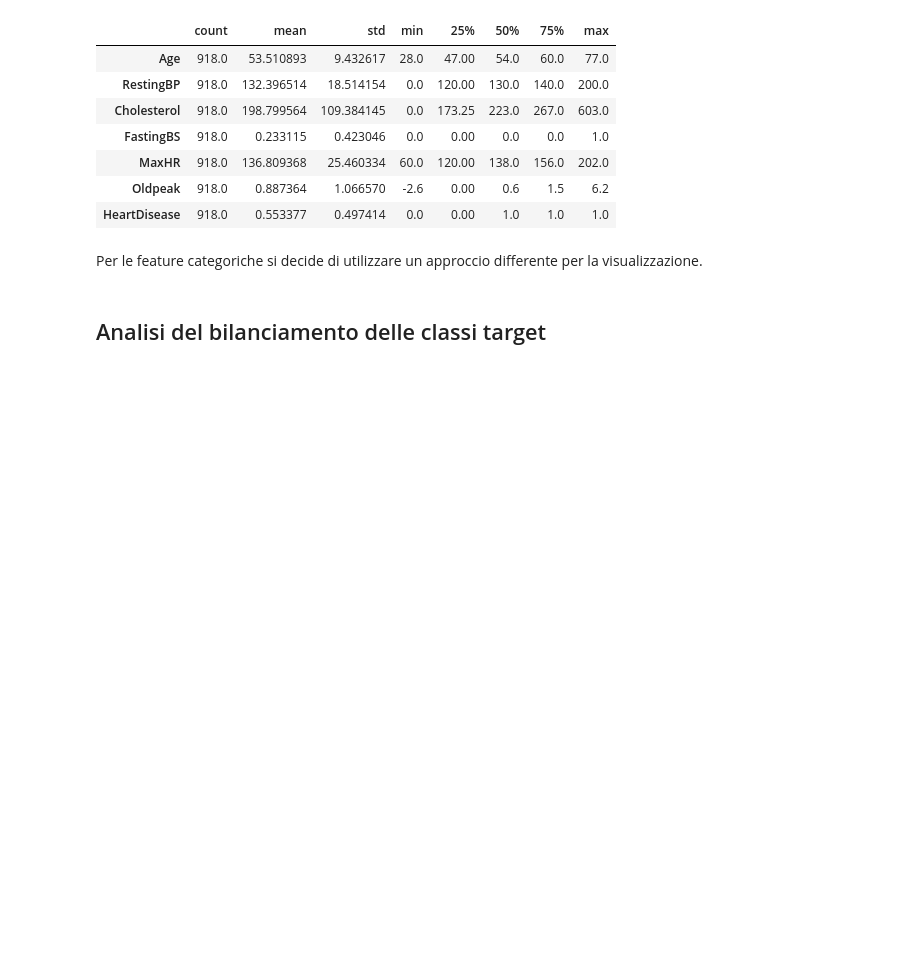
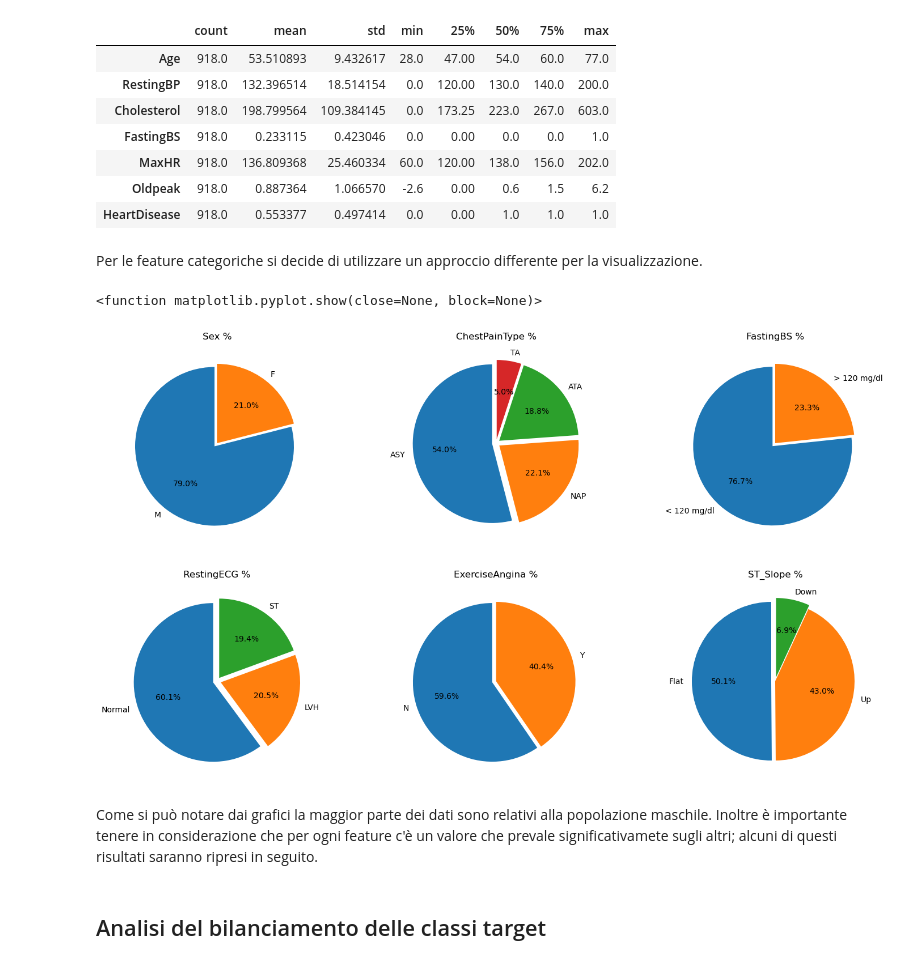
Before and after one commit to Orbmad/Data_Intensive_project, a Jupyter notebook: heart_failure_prediction.ipynb, the cells around one changed output. Cells and saved outputs as stored; diff of their text form; code cells hidden in the pictures; blank space fills up the shorter version.

```diff
--- a/heart_failure_prediction.ipynb
+++ b/heart_failure_prediction.ipynb
@@ -83,7 +83,64 @@ dataset.describe().T
 # %% [markdown]
 Per le feature categoriche si decide di utilizzare un approccio differente per la visualizzazione.
 # %%
-# TODO stampa grafici a torta delle feature categoriche
+fig, ax = plt.subplots(nrows=2, ncols=3, figsize=(18,10))
+
+# Sex feature subplot
+plt.subplot(2,3,1)
+feature_name = 'Sex'
+counts = dataset[feature_name].value_counts()
+plt.pie(counts.values, labels=counts.index, autopct='%1.1f%%',
+        startangle=90, explode=(0.05, 0))
+plt.title(feature_name + " %")
+
+# ChestPainType feature subplot
+plt.subplot(2,3,2)
+feature_name = 'ChestPainType'
+counts = dataset[feature_name].value_counts()
+plt.pie(counts.values, labels=counts.index, autopct='%1.1f%%',
+        startangle=90, explode=(0.05, 0.05, 0.05, 0.05))
+plt.title(feature_name + " %")
+
+# FastingBS feature subplot
+plt.subplot(2,3,3)
+feature_name = 'FastingBS'
+counts = dataset[feature_name].value_counts()
+label_mapping = {1: '> 120 mg/dl', 0: '< 120 mg/dl'}
+labels = [label_mapping[val] for val in counts.index]
+plt.pie(counts.values, labels=labels, autopct='%1.1f%%',
+        startangle=90, explode=(0.05, 0))
+plt.title(feature_name + " %")
+
+# RestingECG feature subplot
+plt.subplot(2,3,4)
+feature_name = 'RestingECG'
+counts = dataset[feature_name].value_counts()
+plt.pie(counts.values, labels=counts.index, autopct='%1.1f%%',
+        startangle=90, explode=(0.05, 0.05, 0.05))
+plt.title(feature_name + " %")
+
+# ExerciseAngina feature subplot
+plt.subplot(2,3,5)
+feature_name = 'ExerciseAngina'
+counts = dataset[feature_name].value_counts()
+plt.pie(counts.values, labels=counts.index, autopct='%1.1f%%',
+        startangle=90, explode=(0.05, 0))
+plt.title(feature_name + " %")
+
+# ST_Slope feature subplot
+plt.subplot(2,3,6)
+feature_name = 'ST_Slope'
+counts = dataset[feature_name].value_counts()
+plt.pie(counts.values, labels=counts.index, autopct='%1.1f%%',
+        startangle=90, explode=(0.05, 0, 0.05))
+plt.title(feature_name + " %")
+
+plt.show
+# %% [output]
+<function matplotlib.pyplot.show(close=None, block=None)>
+[figure, added]
+# %% [markdown]
+Come si può notare dai grafici la maggior parte dei dati sono relativi alla popolazione maschile. Inoltre è importante tenere in considerazione che per ogni feature c'è un valore che prevale significativamete sugli altri; alcuni di questi risultati saranno ripresi in seguito.
 # %% [markdown]
 ## Analisi del bilanciamento delle classi target
 # %%
```
Also changed, not shown: parts of 11 cells of this notebook.
